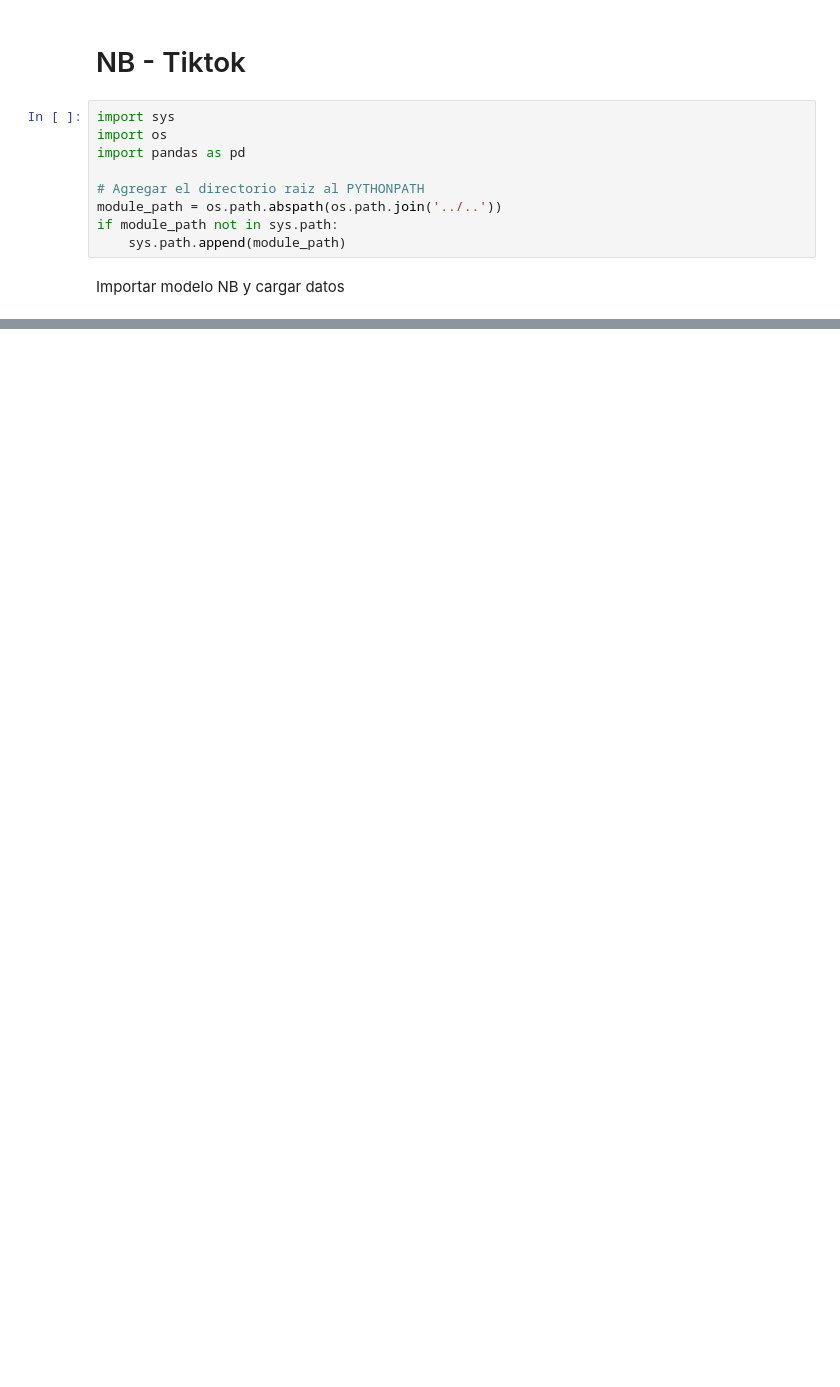
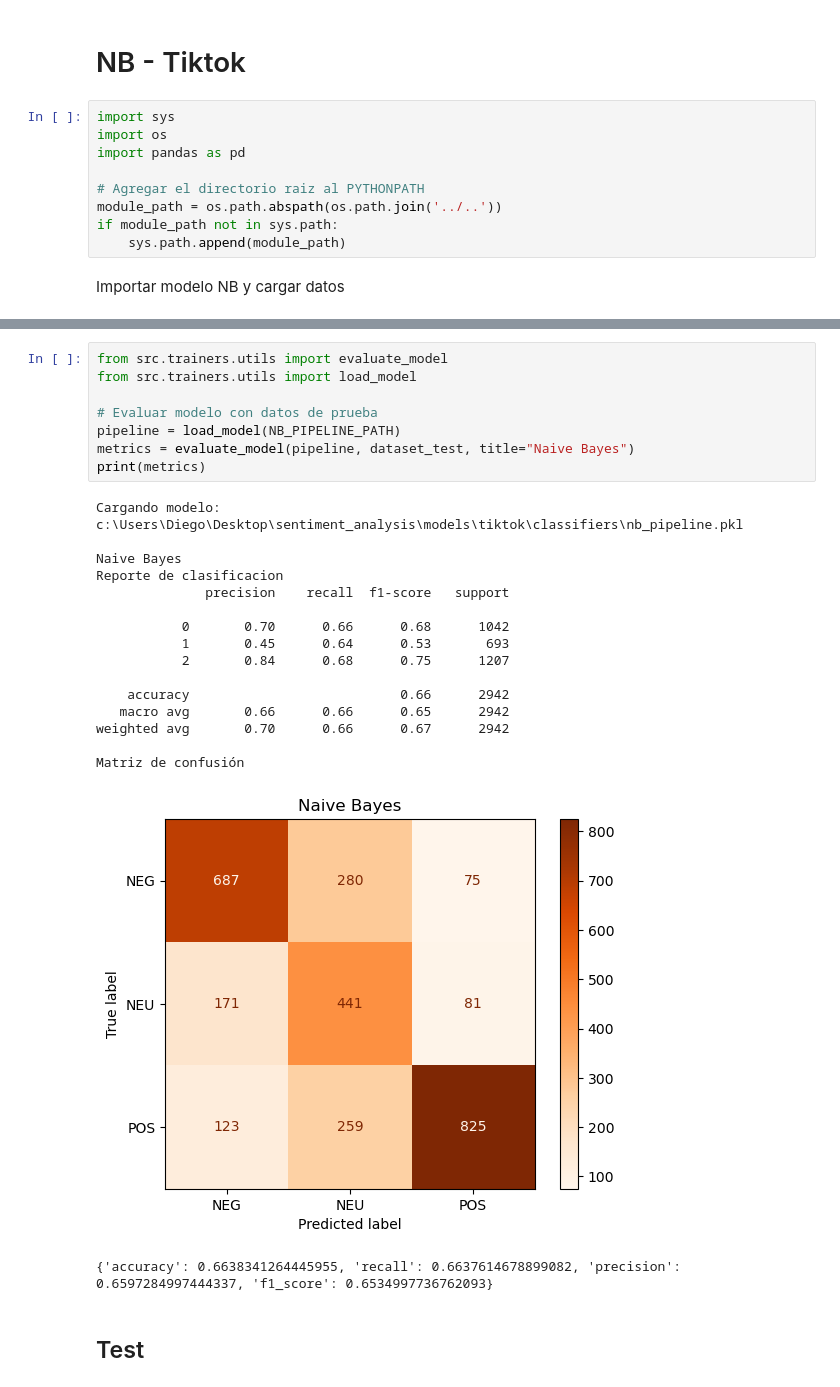
Before and after one commit to diegourielvr/sentiment_analysis, a Jupyter notebook: notebooks/tiktok/03_NB_tiktok.ipynb, the cells around one changed output, grey strips where cells are left out. Drawn from its saved outputs; the diff is of its cells as text; blank space fills up the shorter version.

```diff
--- a/notebooks/tiktok/03_NB_tiktok.ipynb
+++ b/notebooks/tiktok/03_NB_tiktok.ipynb
@@ -64,3 +109,31 @@ Modelo guardado en: c:\Users\Diego\Desktop\sentiment_analysis\models\tiktok\nb\n
+# %%
+from src.trainers.utils import evaluate_model
+from src.trainers.utils import load_model
+
+# Evaluar modelo con datos de prueba
+pipeline = load_model(NB_PIPELINE_PATH)
+metrics = evaluate_model(pipeline, dataset_test, title="Naive Bayes")
+print(metrics)
+# %% [output]
+Cargando modelo: c:\Users\Diego\Desktop\sentiment_analysis\models\tiktok\classifiers\nb_pipeline.pkl
+
+Naive Bayes
+Reporte de clasificacion
+              precision    recall  f1-score   support
+
+           0       0.70      0.66      0.68      1042
+           1       0.45      0.64      0.53       693
+           2       0.84      0.68      0.75      1207
+
+    accuracy                           0.66      2942
+   macro avg       0.66      0.66      0.65      2942
+weighted avg       0.70      0.66      0.67      2942
+
+Matriz de confusión
+[figure, added]
+{'accuracy': 0.6638341264445955, 'recall': 0.6637614678899082, 'precision': 0.6597284997444337, 'f1_score': 0.6534997736762093}
+# %% [markdown]
+## Test
 # %%
 from constants.constants_nlp import INDEX_TO_POLARITY
 from src.preprocesamiento.clean import clean_text
```
Also changed, not shown: parts of 17 cells of this notebook, 14 other files.
